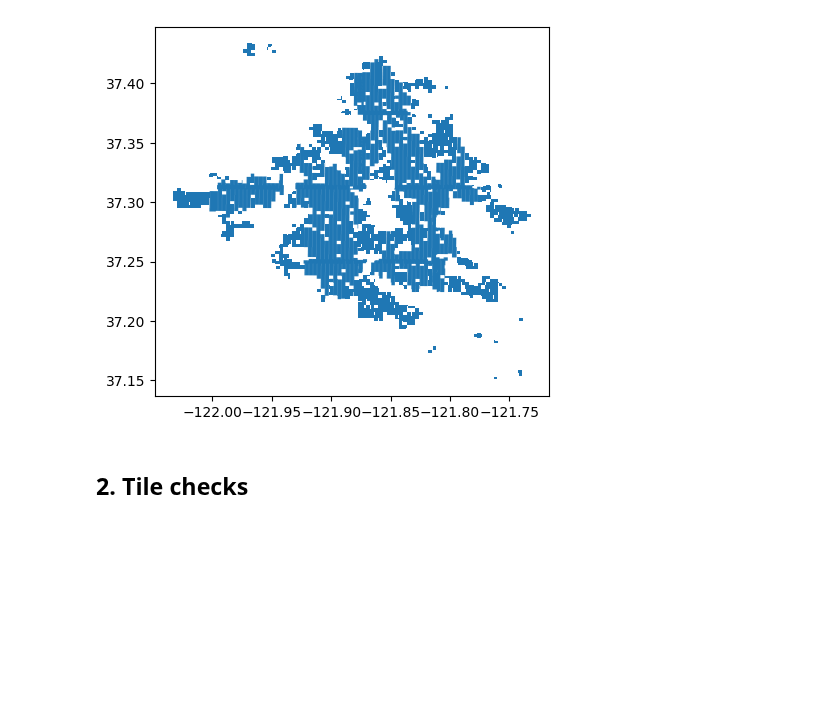
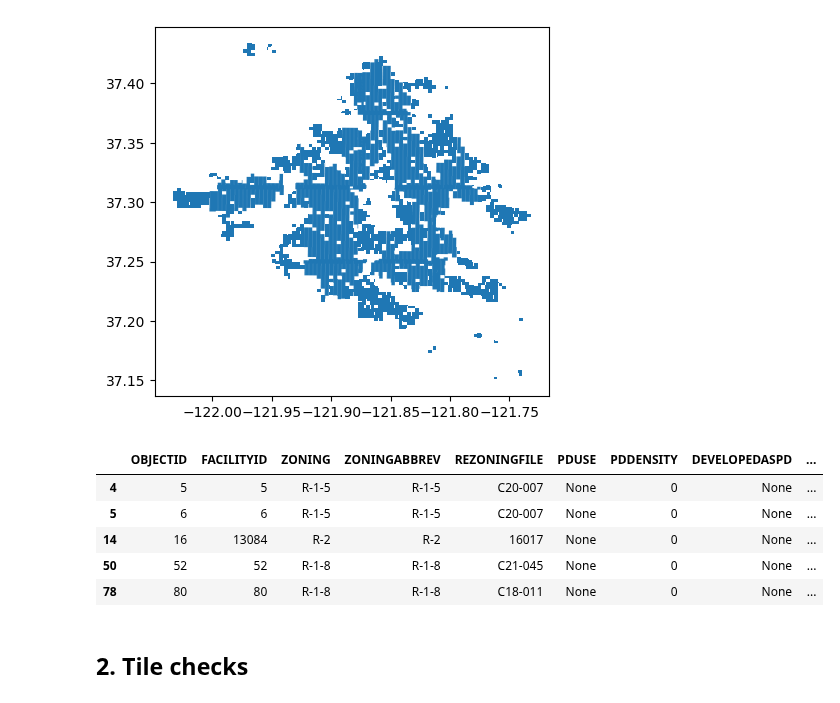
Before and after one commit to reglab/rgb-footprint-extract, a Jupyter notebook: naip_process/Inference-ADUs-in-time.ipynb, the cells around one changed output. Cells and saved outputs as stored; diff of their text form; code cells hidden in the pictures; blank space fills up the shorter version.

```diff
--- a/naip_process/Inference-ADUs-in-time.ipynb
+++ b/naip_process/Inference-ADUs-in-time.ipynb
@@ -131,0 +151,9 @@ plt.show()
+# %%
+zoning.head()
+# %% [output]
+|  | OBJECTID | FACILITYID | ZONING | ZONINGABBREV | REZONINGFILE | PDUSE | PDDENSITY | DEVELOPEDASPD | ... |
+| 4 | 5 | 5 | R-1-5 | R-1-5 | C20-007 | None | 0 | None | ... |
+| 5 | 6 | 6 | R-1-5 | R-1-5 | C20-007 | None | 0 | None | ... |
+| 14 | 16 | 13084 | R-2 | R-2 | 16017 | None | 0 | None | ... |
+| 50 | 52 | 52 | R-1-8 | R-1-8 | C21-045 | None | 0 | None | ... |
+| 78 | 80 | 80 | R-1-8 | R-1-8 | C18-011 | None | 0 | None | ... |
```
Also changed, not shown: parts of 2 cells of this notebook, 2 other files.
